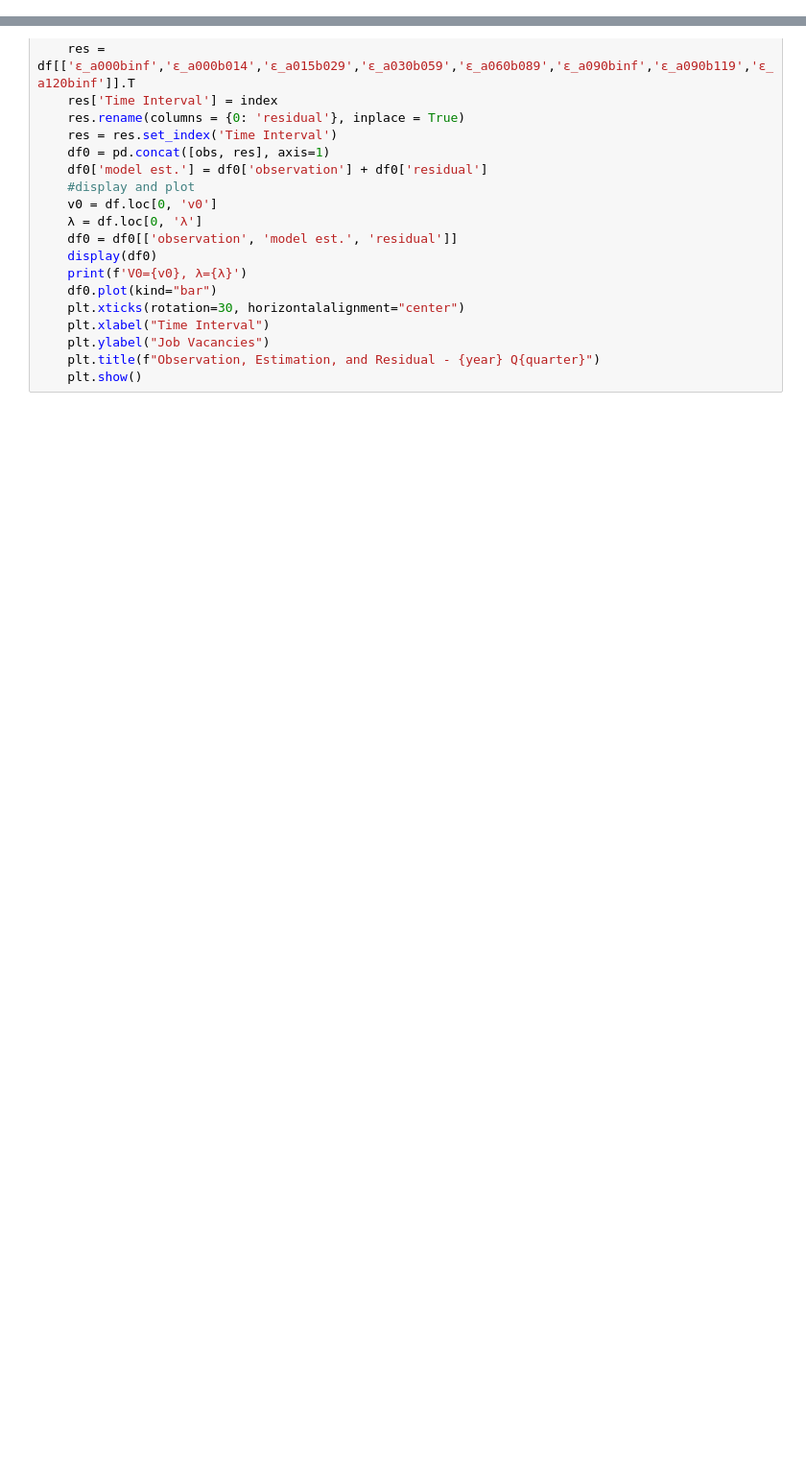
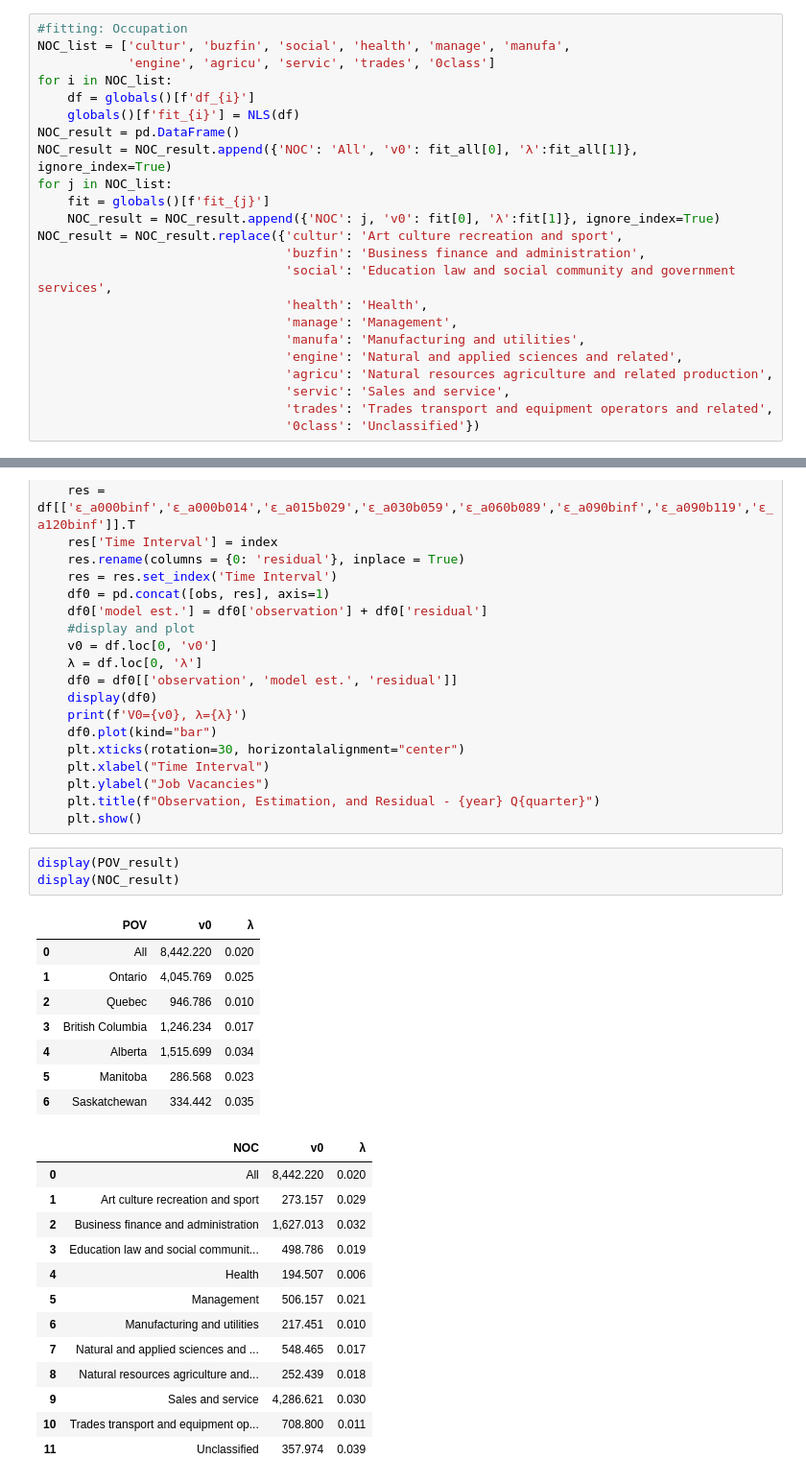
Before and after one commit to YanliangZhu/MAPaper, a Jupyter notebook: code.ipynb, the cells around one changed output, grey strips where cells are left out. Shown at 96% size. Cells and saved outputs as stored; diff of their text form; blank space fills up the shorter version.

```diff
--- a/code.ipynb
+++ b/code.ipynb
@@ -107 +139,24 @@ def NLS(df):
+# %%
+#fitting: Occupation
+NOC_list = ['cultur', 'buzfin', 'social', 'health', 'manage', 'manufa',
+            'engine', 'agricu', 'servic', 'trades', '0class']
+for i in NOC_list:
+    df = globals()[f'df_{i}']
+    globals()[f'fit_{i}'] = NLS(df)
+NOC_result = pd.DataFrame()
+NOC_result = NOC_result.append({'NOC': 'All', 'v0': fit_all[0], 'λ':fit_all[1]}, ignore_index=True)
+for j in NOC_list:
+    fit = globals()[f'fit_{j}']
+    NOC_result = NOC_result.append({'NOC': j, 'v0': fit[0], 'λ':fit[1]}, ignore_index=True)
+NOC_result = NOC_result.replace({'cultur': 'Art culture recreation and sport',
+                                 'buzfin': 'Business finance and administration',
+                                 'social': 'Education law and social community and government services',
+                                 'health': 'Health',
+                                 'manage': 'Management',
+                                 'manufa': 'Manufacturing and utilities',
+                                 'engine': 'Natural and applied sciences and related',
+                                 'agricu': 'Natural resources agriculture and related production',
+                                 'servic': 'Sales and service',
+                                 'trades': 'Trades transport and equipment operators and related',
+                                 '0class': 'Unclassified'})
 # %%
@@ -154,4 +199,29 @@ def plot(df, year, quarter):
     plt.ylabel("Job Vacancies")
     plt.title(f"Observation, Estimation, and Residual - {year} Q{quarter}")
     plt.show()
+# %%
+display(POV_result)
+display(NOC_result)
+# %% [output]
+|  | POV | v0 | λ |
+| 0 | All | 8,442.220 | 0.020 |
+| 1 | Ontario | 4,045.769 | 0.025 |
+| 2 | Quebec | 946.786 | 0.010 |
+| 3 | British Columbia | 1,246.234 | 0.017 |
+| 4 | Alberta | 1,515.699 | 0.034 |
+| 5 | Manitoba | 286.568 | 0.023 |
+| 6 | Saskatchewan | 334.442 | 0.035 |
+|  | NOC | v0 | λ |
+| 0 | All | 8,442.220 | 0.020 |
+| 1 | Art culture recreation and sport | 273.157 | 0.029 |
+| 2 | Business finance and administration | 1,627.013 | 0.032 |
+| 3 | Education law and social communit... | 498.786 | 0.019 |
+| 4 | Health | 194.507 | 0.006 |
+| 5 | Management | 506.157 | 0.021 |
+| 6 | Manufacturing and utilities | 217.451 | 0.010 |
+| 7 | Natural and applied sciences and ... | 548.465 | 0.017 |
+| 8 | Natural resources agriculture and... | 252.439 | 0.018 |
+| 9 | Sales and service | 4,286.621 | 0.030 |
+| 10 | Trades transport and equipment op... | 708.800 | 0.011 |
+| 11 | Unclassified | 357.974 | 0.039 |
 # %%
```
Also changed, not shown: parts of 10 cells of this notebook.
